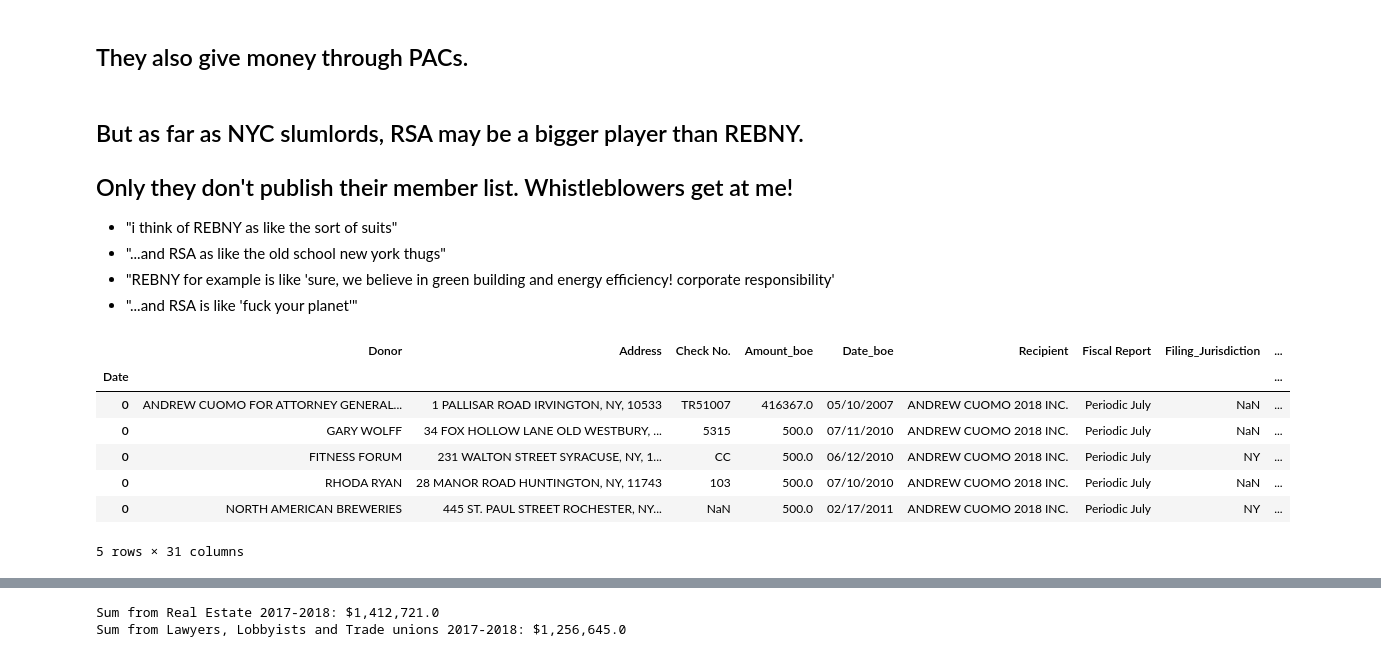
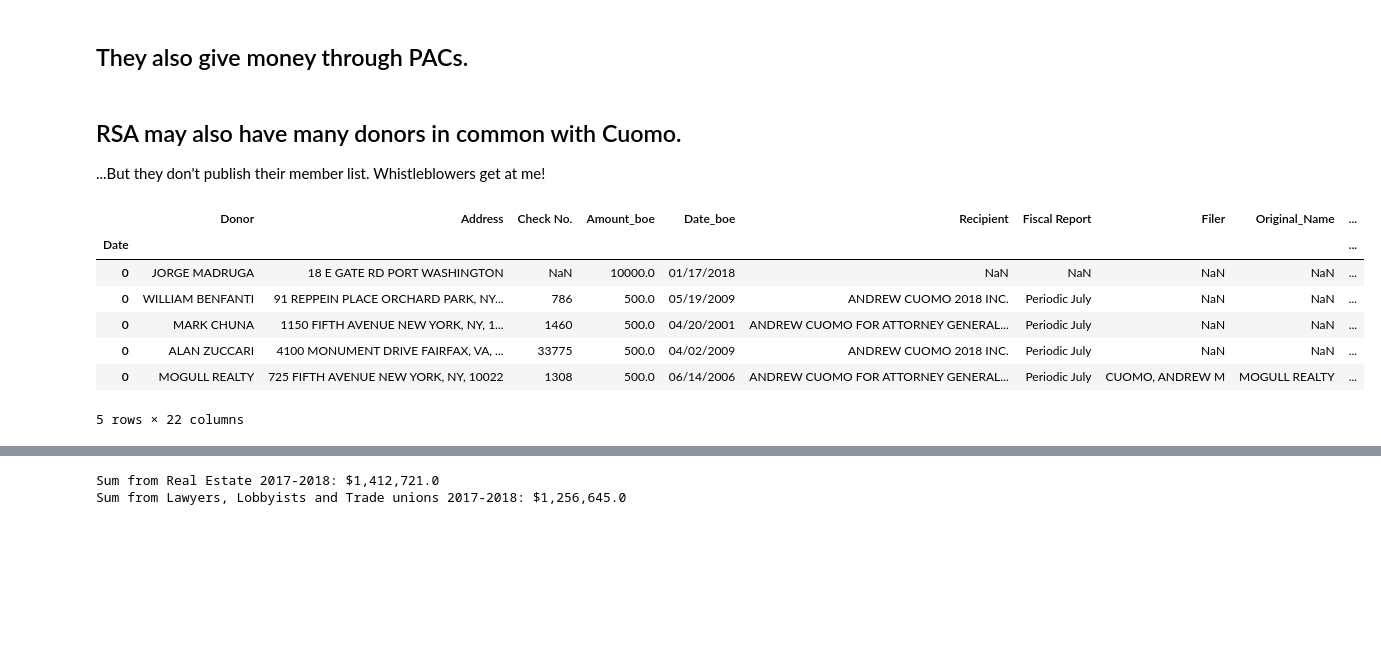
Before and after one commit to kromreig/warchest_cuomo_indy, a Jupyter notebook: Cuomo_Campaign_Finance.ipynb, the cells around one changed output, grey strips where cells are left out. Drawn from its saved outputs; the diff is of its cells as text; code cells hidden in the pictures; blank space fills up the shorter version.

```diff
--- a/Cuomo_Campaign_Finance.ipynb
+++ b/Cuomo_Campaign_Finance.ipynb
@@ -109,19 +204,19 @@ df.head()
 # %%
-#Follow the Money has so many columns-- I just want these:
-
-df = df[['Donor', 'Address', 'Check No.', 'Amount_boe', 'Date_boe',
-       'Recipient',
-       'Fiscal Report',
-       'Filing_Jurisdiction', 'Filer',
-       'Candidate',
-       'Candidate_Entity',
-       'Election_Status',
-       'Status_of_Candidate',
-       'Election_Jurisdiction',
-       'Election_Year',
-       'Election_Type',
-       'Original_Name',
-       'Contributor',
-       'Type_of_Contributor','Specific_Business', 'General_Industry','Broad_Sector',
-       'City','State','Zip', 'In-State',
-       'Parent_Org_or_Employer']]
+df = df[['Donor',
+         'Address',
+         'Check No.',
+         'Amount_boe',
+         'Date_boe',
+         'Recipient',
+         'Fiscal Report',
+         'Filer',
+         'Original_Name',
+         'Contributor',
+         'Type_of_Contributor',
+         'Specific_Business',
+         'General_Industry',
+         'Broad_Sector',
+         'City',
+         'State',
+         'Zip',
+         'Parent_Org_or_Employer']]
@@ -603,10 +676,6 @@ def get_pac_matches():
-# %% [markdown]
-## But as far as NYC slumlords, RSA may be a bigger player than REBNY.
-## Only they don't publish their member list. Whistleblowers get at me!
-- "i think of REBNY as like the sort of suits"
-- "...and RSA as like the old school new york thugs"
-- "REBNY for example is like 'sure, we believe in green building and energy efficiency! corporate responsibility'
-- "...and RSA is like 'fuck your planet'"
+# %% [markdown]
+## RSA may also have many donors in common with Cuomo.
+...But they don't publish their member list. Whistleblowers get at me!
 # %%
 def get_rsa_matches():
     #Ditmas Management - Sanford Sirulnick, Aaron Sirulnick, his son, is RSA chairman of the board
@@ -641,25 +707,22 @@ def get_last_matches():
     df.loc[df.Address=='340 PEMBERWICK ROAD GREENWICH, CT, 06831', 'Parent_Org_or_Employer']='Richman Group'
     df.loc[df.Address=='340 PEMBERWICK ROAD GREENWICH, CT, 06831', 'General_Industry']='Real Estate'
 # %%
-#Here's my list of REBNY firms/members from their member directory
-
+#Here's the list of REBNY firms/members from their member directory that I scraped
 rebny_df = pd.read_csv("rebny.csv")
 rebny_df = rebny_df.drop_duplicates('name', keep='first')
 df = pd.merge(df, rebny_df, left_on='Donor', right_on='name', how='left')
-df.columns
-df['Date'] = df.Date_boe.apply(
-    lambda x: pd.to_datetime(x).strftime('%m/%d/%Y')[0])
-df = df.set_index('Date')
+df['Date']= df.Date_boe.apply(lambda x: pd.to_datetime(x).strftime('%m/%d/%Y')[0])
+df.set_index('Date',inplace=True)
 df.sort_index(inplace=True)
 df.head()
 # %% [output]
-|  | Donor | Address | Check No. | Amount_boe | Date_boe | Recipient | Fiscal Report | Filing_Jurisdiction | ... |
-| Date |  |  |  |  |  |  |  |  | ... |
-| 0 | ANDREW CUOMO FOR ATTORNEY GENERAL... | 1 PALLISAR ROAD IRVINGTON, NY, 10533 | TR51007 | 416367.0 | 05/10/2007 | ANDREW CUOMO 2018 INC. | Periodic July | NaN | ... |
-| 0 | GARY WOLFF | 34 FOX HOLLOW LANE OLD WESTBURY, ... | 5315 | 500.0 | 07/11/2010 | ANDREW CUOMO 2018 INC. | Periodic July | NaN | ... |
-| 0 | FITNESS FORUM | 231 WALTON STREET SYRACUSE, NY, 1... | CC | 500.0 | 06/12/2010 | ANDREW CUOMO 2018 INC. | Periodic July | NY | ... |
-| 0 | RHODA RYAN | 28 MANOR ROAD HUNTINGTON, NY, 11743 | 103 | 500.0 | 07/10/2010 | ANDREW CUOMO 2018 INC. | Periodic July | NaN | ... |
-| 0 | NORTH AMERICAN BREWERIES | 445 ST. PAUL STREET ROCHESTER, NY... | NaN | 500.0 | 02/17/2011 | ANDREW CUOMO 2018 INC. | Periodic July | NY | ... |
+|  | Donor | Address | Check No. | Amount_boe | Date_boe | Recipient | Fiscal Report | Filer | Original_Name | ... |
+| Date |  |  |  |  |  |  |  |  |  | ... |
+| 0 | JORGE MADRUGA | 18 E GATE RD PORT WASHINGTON | NaN | 10000.0 | 01/17/2018 | NaN | NaN | NaN | NaN | ... |
+| 0 | WILLIAM BENFANTI | 91 REPPEIN PLACE ORCHARD PARK, NY... | 786 | 500.0 | 05/19/2009 | ANDREW CUOMO 2018 INC. | Periodic July | NaN | NaN | ... |
+| 0 | MARK CHUNA | 1150 FIFTH AVENUE NEW YORK, NY, 1... | 1460 | 500.0 | 04/20/2001 | ANDREW CUOMO FOR ATTORNEY GENERAL... | Periodic July | NaN | NaN | ... |
+| 0 | ALAN ZUCCARI | 4100 MONUMENT DRIVE FAIRFAX, VA, ... | 33775 | 500.0 | 04/02/2009 | ANDREW CUOMO 2018 INC. | Periodic July | NaN | NaN | ... |
+| 0 | MOGULL REALTY | 725 FIFTH AVENUE NEW YORK, NY, 10022 | 1308 | 500.0 | 06/14/2006 | ANDREW CUOMO FOR ATTORNEY GENERAL... | Periodic July | CUOMO, ANDREW M | MOGULL REALTY | ... |
-5 rows × 31 columns
+5 rows × 22 columns
 # %%
 reb_list = list(set(rebny_df['firm']))
```
Also changed, not shown: parts of 75 cells of this notebook.
